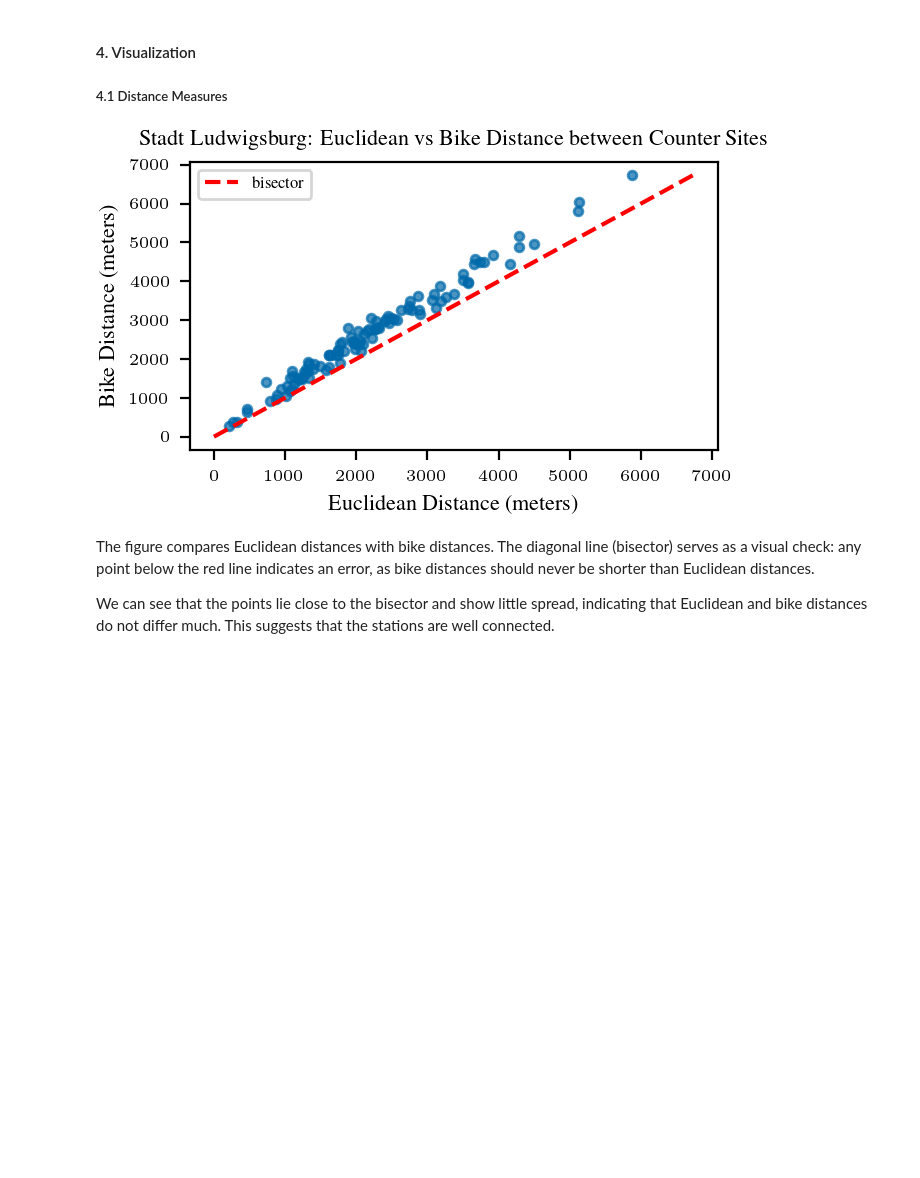
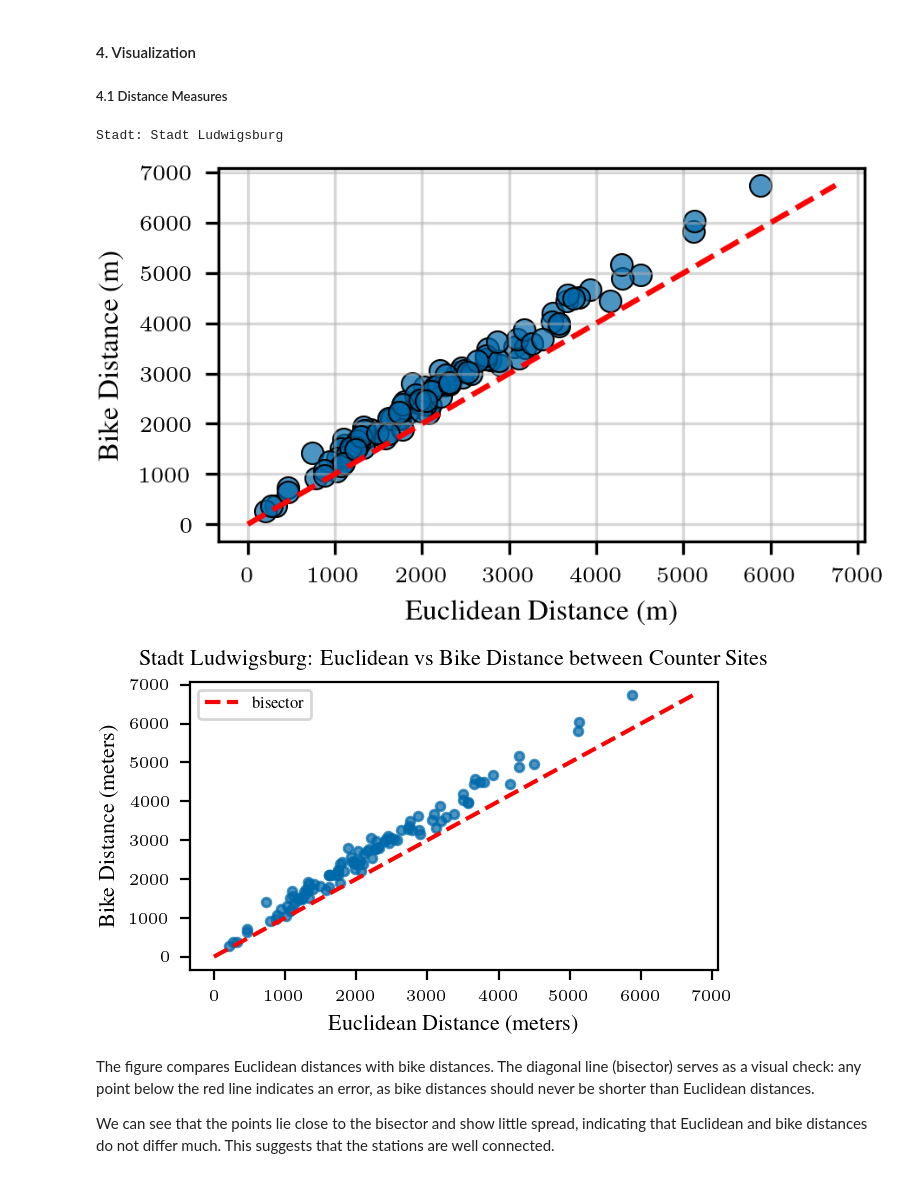
Before and after one commit to cleesee/fahrradzaehler, a Jupyter notebook: notebooks/distcorr_updated.ipynb, the cells around one changed output. Cells and saved outputs as stored; diff of their text form; code cells hidden in the pictures; blank space fills up the shorter version.

```diff
--- a/notebooks/distcorr_updated.ipynb
+++ b/notebooks/distcorr_updated.ipynb
@@ -129,6 +129,7 @@ In this step, we compute the realistic cycling distance between counter sites us
 **Output:**
 A symmetric **bike distance matrix** where each element $(i,j)$ represents the shortest cycling distance between counter $i$ and counter $j$.
 # %%
+from haversine import haversine, Unit
 # 1.1 create graph from OSM streetmaps
 # compute mean of lats and lons for center point
 sites1 = list(domain_coords.keys())
@@ -139,8 +140,19 @@ cp_lon = np.mean(lons)
 # set mean as center point
 center_point = (cp_lat, cp_lon)
 
+# max euclidean distance between counter sites (for setting radius)
+max_euc_dist = 0
+for i in domain_coords:
+    for j in domain_coords:
+        lat1, lon1 = domain_coords[i]
+        lat2, lon2 = domain_coords[j]
+        d = haversine((lat1, lon1), (lat2, lon2), unit=Unit.METERS)
+        if d > max_euc_dist:
+            max_euc_dist = d
+print("Max euclidean distance between counter sites:", max_euc_dist, "m")
+
 # access streetmaps graph with bike lanes, with mean cp and x km radius (adjust if needed)
-G = ox.graph_from_point(center_point, dist=3200, network_type='bike')
+G = ox.graph_from_point(center_point, dist=(max_euc_dist / 2) + 500, network_type='bike')
 largest_scc = max(nx.strongly_connected_components(G), key=len)
 G_scc = G.subgraph(largest_scc).copy()
 
@@ -395,32 +408,50 @@ The maximum difference observed between corresponding pairwise correlations was
 # %%
 # 4.1.1 check if any bike distances are shorter than euclidean distances (should not be possible)
 dist_diff = dist_matrix - dist_matrix_euclid
 if (dist_diff < 0).any().any():
     print("Some bike distances are shorter than euclidean distances.")
 
 # 4.1.2 euclidean vs bike distance scatter plot
 euclidean_distances = []
 bike_distances = []
 for site_a in sites1:
     for site_b in sites1:
         if site_a >= site_b:
             continue
         euclidean_distances.append(dist_matrix_euclid.loc[site_a, site_b])
         bike_distances.append(dist_matrix.loc[site_a, site_b])
 
+filename = f"euclidean_vs_bike_distance_{title_domain.replace(' ', '_').lower()}.pdf"
+filepath = distcorr_plot_dir / filename
+
+with plt.rc_context(get_style(rel_width =1, font_adjustment=0, display_dpi=300)):
+    fig, ax = plt.subplots()
+    print("Stadt:",title_domain)
+    ax.scatter(euclidean_distances, bike_distances, edgecolors='black', linewidths=0.5)
+    max_dist = max(max(euclidean_distances), max(bike_distances))
+    plt.plot([0, max_dist], [0, max_dist], color='red', linestyle='--', label='bisector')
+    ax.set_xlabel("Euclidean Distance (m)")
+    ax.set_ylabel("Bike Distance (m)")
+    plt.tight_layout()
+    plt.grid(True, alpha=0.5)
+    plt.savefig(filepath, dpi=300, bbox_inches="tight")
+    plt.show()
+
 with plt.rc_context(get_style(rel_width=1,display_dpi=200)):
     plt.scatter(euclidean_distances, bike_distances, s=10)
     ## we need a bisector line for reference (again check for correctness)
     max_dist = max(max(euclidean_distances), max(bike_distances))
     plt.plot([0, max_dist], [0, max_dist], color='red', linestyle='--', label='bisector')
     plt.legend()
     plt.xlabel("Euclidean Distance (meters)")
     plt.ylabel("Bike Distance (meters)")
     safe_title = title_domain.replace("&", r"\&")
     plt.title(f"{safe_title}: Euclidean vs Bike Distance between Counter Sites")
     plt.show()
 # %% [output]
+Stadt: Stadt Ludwigsburg
-[figure, old version]
+[figure, new version]
+[figure, added]
 # %% [markdown]
 The figure compares Euclidean distances with bike distances. The diagonal line (bisector) serves as a visual check: any point below the red line indicates an error, as bike distances should never be shorter than Euclidean distances.
 
```
Also changed, not shown: parts of 8 cells of this notebook.
